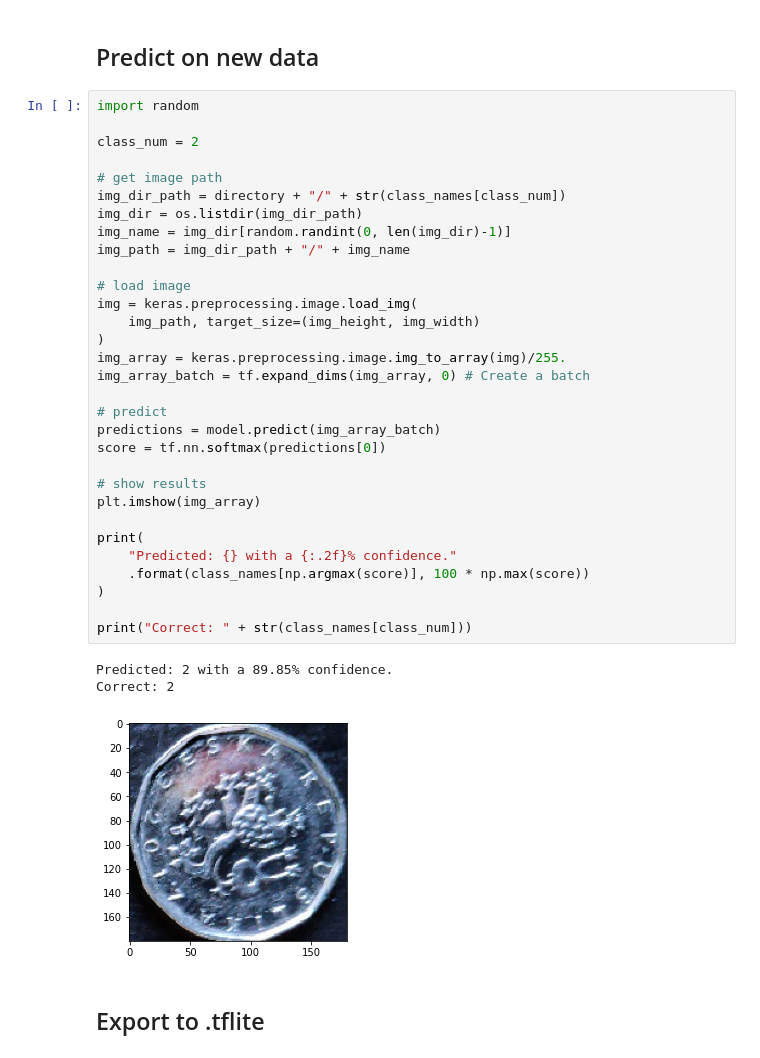
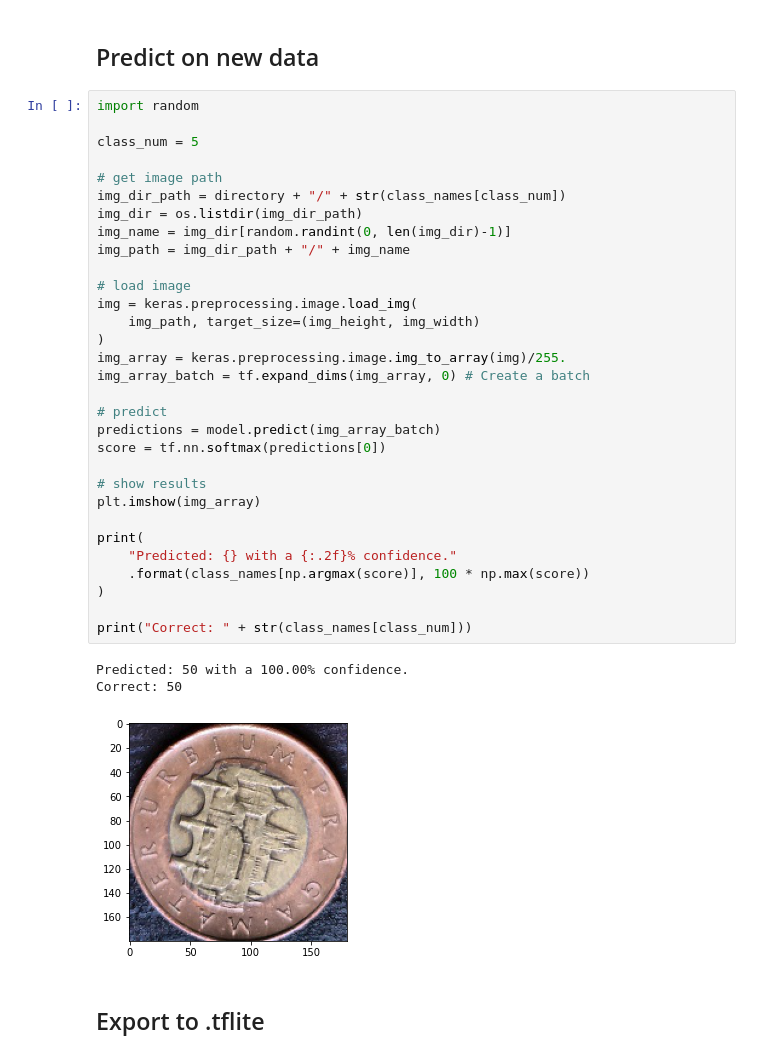
Before and after one commit to FanAttic-dev/pv162-coin-detector, a Jupyter notebook: CZKCoinDetector.ipynb, the cells around one changed output. Drawn from its saved outputs; the diff is of its cells as text.

```diff
--- a/CZKCoinDetector.ipynb
+++ b/CZKCoinDetector.ipynb
@@ -197,38 +197,38 @@ plt.show()
 # %%
 import random
 
-class_num = 2
+class_num = 5
 
 # get image path
 img_dir_path = directory + "/" + str(class_names[class_num])
 img_dir = os.listdir(img_dir_path)
 img_name = img_dir[random.randint(0, len(img_dir)-1)]
 img_path = img_dir_path + "/" + img_name
 
 # load image
 img = keras.preprocessing.image.load_img(
     img_path, target_size=(img_height, img_width)
 )
 img_array = keras.preprocessing.image.img_to_array(img)/255.
 img_array_batch = tf.expand_dims(img_array, 0) # Create a batch
 
 # predict
 predictions = model.predict(img_array_batch)
 score = tf.nn.softmax(predictions[0])
 
 # show results
 plt.imshow(img_array)
 
 print(
     "Predicted: {} with a {:.2f}% confidence."
     .format(class_names[np.argmax(score)], 100 * np.max(score))
 )
 
 print("Correct: " + str(class_names[class_num]))
 # %% [output]
-Predicted: 2 with a 89.85% confidence.
-Correct: 2
+Predicted: 50 with a 100.00% confidence.
+Correct: 50
-[figure, old version]
+[figure, new version]
 # %% [markdown]
 ## Export to .tflite
 # %%
```
Also changed, not shown: parts of 3 cells of this notebook, 5 other files.
